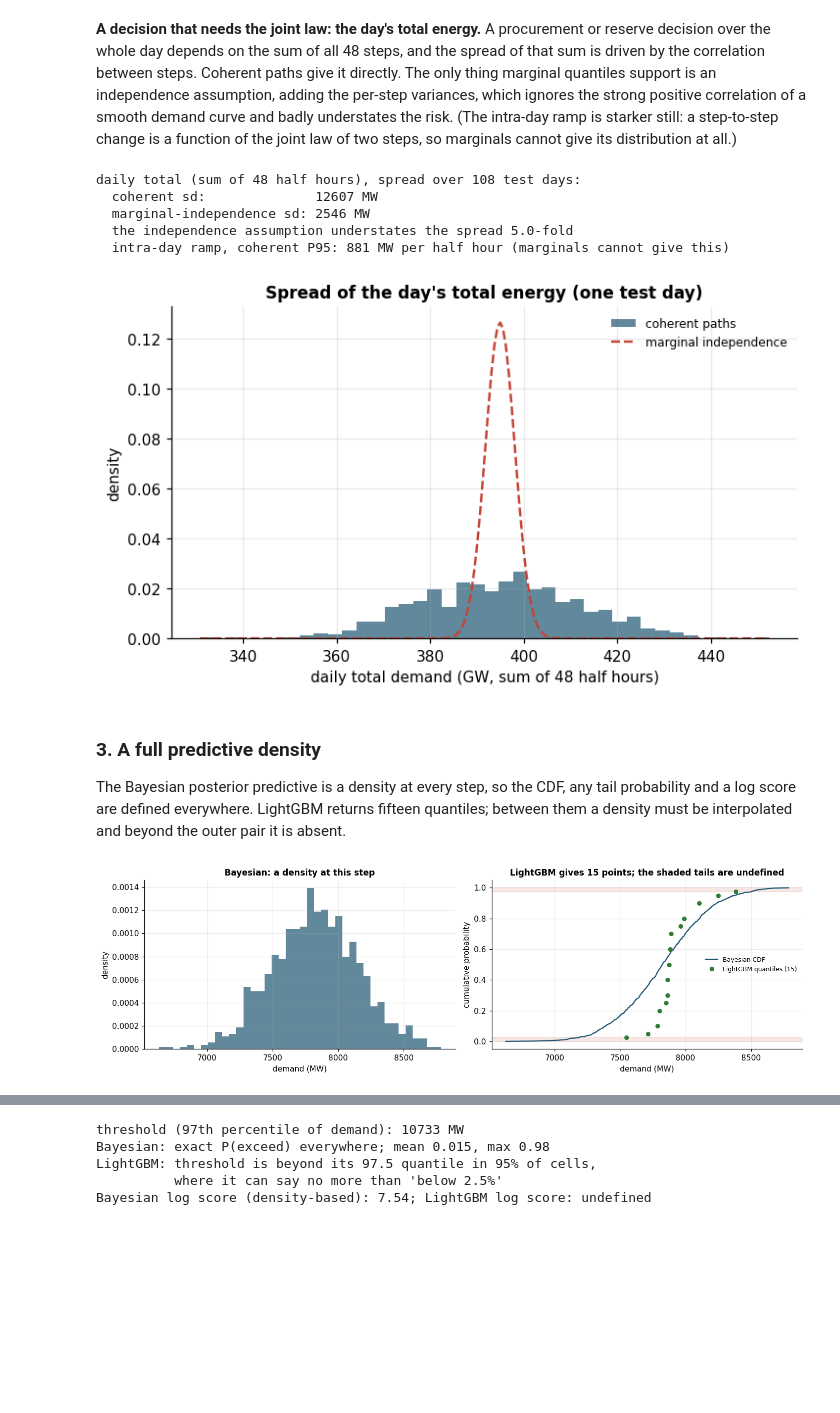
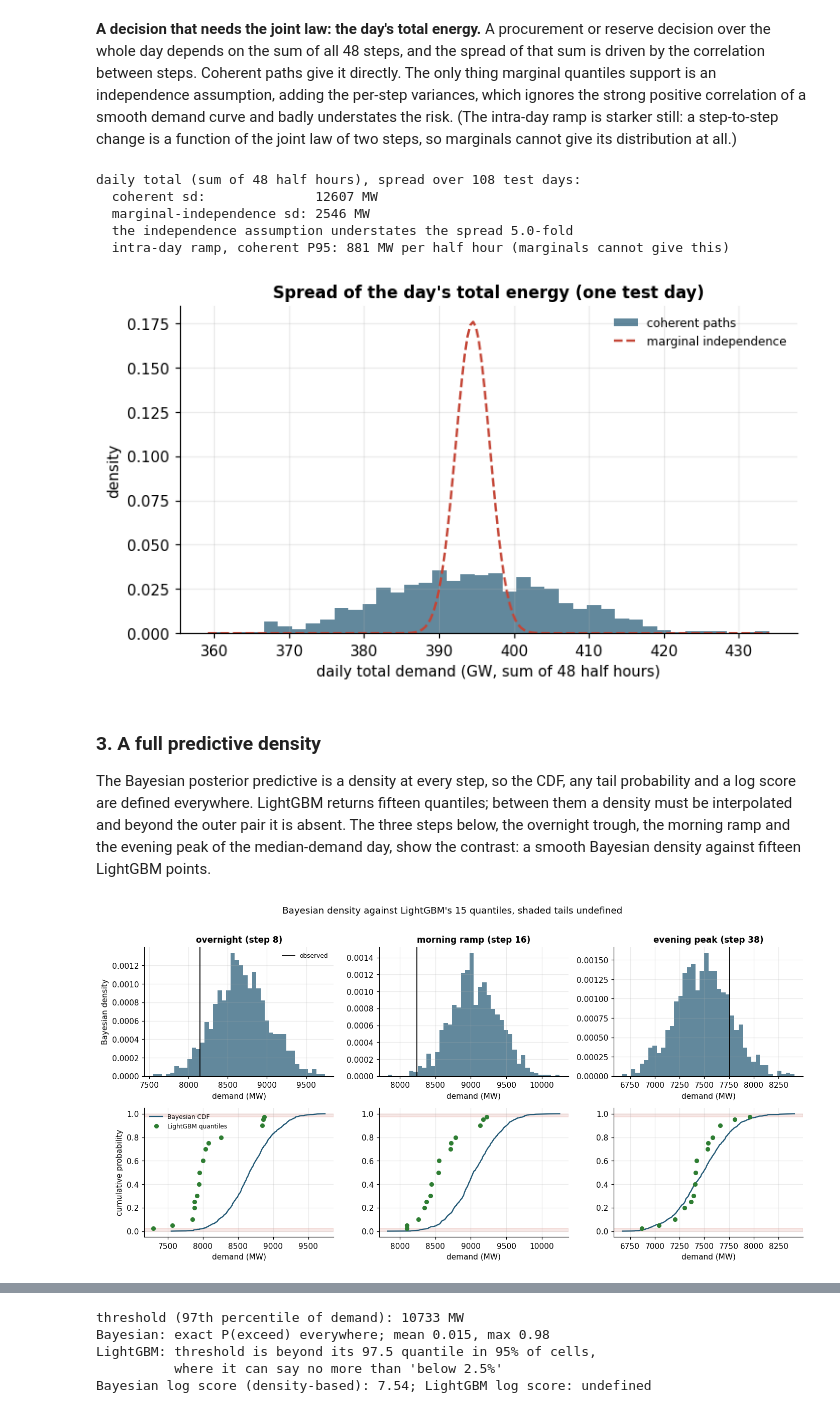
Before and after one commit to argmax-w/nem-demand-forecast, a Jupyter notebook: notebooks/06_bayes_vs_lightgbm.ipynb, the cells around one changed output, grey strips where cells are left out. Drawn from its saved outputs; the diff is of its cells as text; code cells hidden in the pictures; blank space fills up the shorter version.

```diff
--- a/notebooks/06_bayes_vs_lightgbm.ipynb
+++ b/notebooks/06_bayes_vs_lightgbm.ipynb
@@ -300,12 +333,14 @@ print(f"  the independence assumption understates the spread "
 print(f"  intra-day ramp, coherent P95: {ramp_p95.mean():.0f} MW per half hour "
       "(marginals cannot give this)")
 
-mean_total = paths[:, worst, :].mean(axis=0).sum()
-grid = np.linspace(total[:, worst].min(), total[:, worst].max(), 200)
+mean_total = paths[:, typical, :].mean(axis=0).sum()
+grid = np.linspace(total[:, typical].min(), total[:, typical].max(), 200)
 fig, ax = plt.subplots(figsize=(7.5, 4))
-ax.hist(total[:, worst] / 1000, bins=40, color=GP_BLUE, alpha=0.7, density=True, label="coherent paths")
+ax.hist(
+    total[:, typical] / 1000, bins=40, color=GP_BLUE, alpha=0.7, density=True, label="coherent paths"
+)
 ax.plot(
-    grid / 1000, norm.pdf(grid, mean_total, independence_sd[worst]) * 1000,
+    grid / 1000, norm.pdf(grid, mean_total, independence_sd[typical]) * 1000,
     color="#c44536", lw=1.6, ls="--", label="marginal independence",
 )
 ax.set_xlabel("daily total demand (GW, sum of 48 half hours)")
@@ -320,33 +355,42 @@ daily total (sum of 48 half hours), spread over 108 test days:
   marginal-independence sd: 2546 MW
   the independence assumption understates the spread 5.0-fold
   intra-day ramp, coherent P95: 881 MW per half hour (marginals cannot give this)
-[figure, old version]
+[figure, new version]
 # %% [markdown]
 ### 3. A full predictive density
 
 The Bayesian posterior predictive is a density at every step, so the CDF,
 any tail probability and a log score are defined everywhere. LightGBM
 returns fifteen quantiles; between them a density must be interpolated
-and beyond the outer pair it is absent.
+and beyond the outer pair it is absent. The three steps below, the
+overnight trough, the morning ramp and the evening peak of the
+median-demand day, show the contrast: a smooth Bayesian density against
+fifteen LightGBM points.
 # %%
-o, h = worst, 35
-draws = paths[:, o, h]
-fig, axes = plt.subplots(1, 2, figsize=(13, 4))
-axes[0].hist(draws, bins=40, color=GP_BLUE, alpha=0.7, density=True)
-axes[0].set_title("Bayesian: a density at this step")
-axes[0].set_xlabel("demand (MW)")
-axes[0].set_ylabel("density")
-order = np.argsort(draws)
-axes[1].plot(draws[order], np.linspace(0, 1, n_draws), color=GP_BLUE, label="Bayesian CDF")
-axes[1].plot(quantiles[o, :, h], levels, "o", color=LG_GREEN, ms=5, label="LightGBM quantiles (15)")
-axes[1].axhspan(0.975, 1.0, color="#c44536", alpha=0.12)
-axes[1].axhspan(0.0, 0.025, color="#c44536", alpha=0.12)
-axes[1].set_title("LightGBM gives 15 points; the shaded tails are undefined")
-axes[1].set_xlabel("demand (MW)")
-axes[1].set_ylabel("cumulative probability")
-axes[1].legend(fontsize=8)
+i = examples["median-demand day"]
+step_labels = {"overnight (step 8)": 7, "morning ramp (step 16)": 15, "evening peak (step 38)": 37}
+fig, axes = plt.subplots(2, len(step_labels), figsize=(13, 6.5))
+for col, (label, h) in enumerate(step_labels.items()):
+    draws = paths[:, i, h]
+    axes[0, col].hist(draws, bins=40, color=GP_BLUE, alpha=0.7, density=True)
+    axes[0, col].axvline(y[i, h], color="black", lw=1.2, label="observed")
+    axes[0, col].set_title(label)
+    axes[0, col].set_xlabel("demand (MW)")
+    order = np.argsort(draws)
+    axes[1, col].plot(draws[order], np.linspace(0, 1, n_draws), color=GP_BLUE, label="Bayesian CDF")
+    axes[1, col].plot(
+        quantiles[i, :, h], levels, "o", color=LG_GREEN, ms=5, label="LightGBM quantiles"
+    )
+    axes[1, col].axhspan(0.975, 1.0, color="#c44536", alpha=0.12)
+    axes[1, col].axhspan(0.0, 0.025, color="#c44536", alpha=0.12)
+    axes[1, col].set_xlabel("demand (MW)")
+axes[0, 0].set_ylabel("Bayesian density")
+axes[1, 0].set_ylabel("cumulative probability")
+axes[0, 0].legend(fontsize=8)
+axes[1, 0].legend(fontsize=8)
+fig.suptitle("Bayesian density against LightGBM's 15 quantiles, shaded tails undefined", y=1.01)
 fig.tight_layout()
 save_figure(fig, "bench_density_vs_quantiles", cfg.paths.figures)
 plt.show()
 # %% [output]
-[figure, old version]
+[figure, new version]
```
Also changed, not shown: parts of 11 cells of this notebook, 7 other files.
